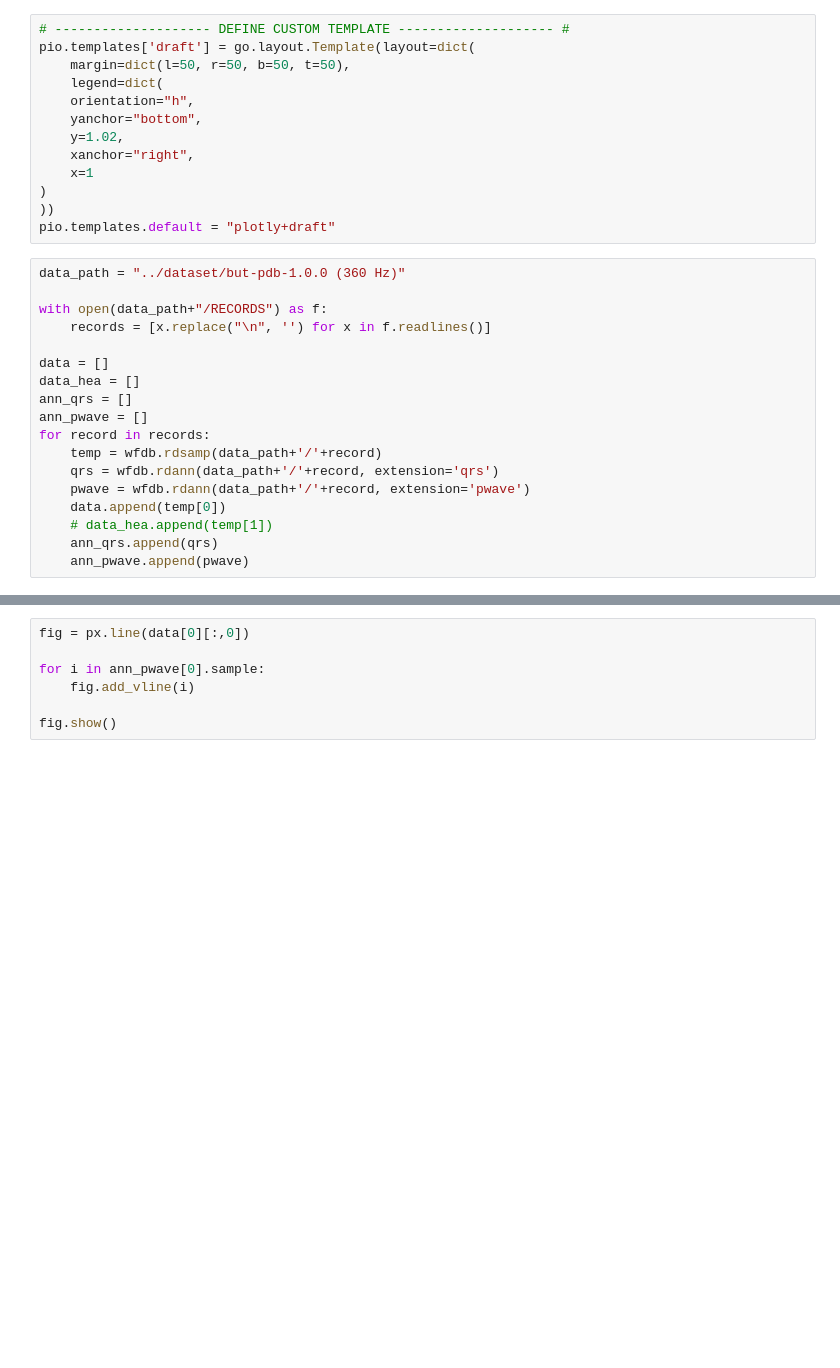
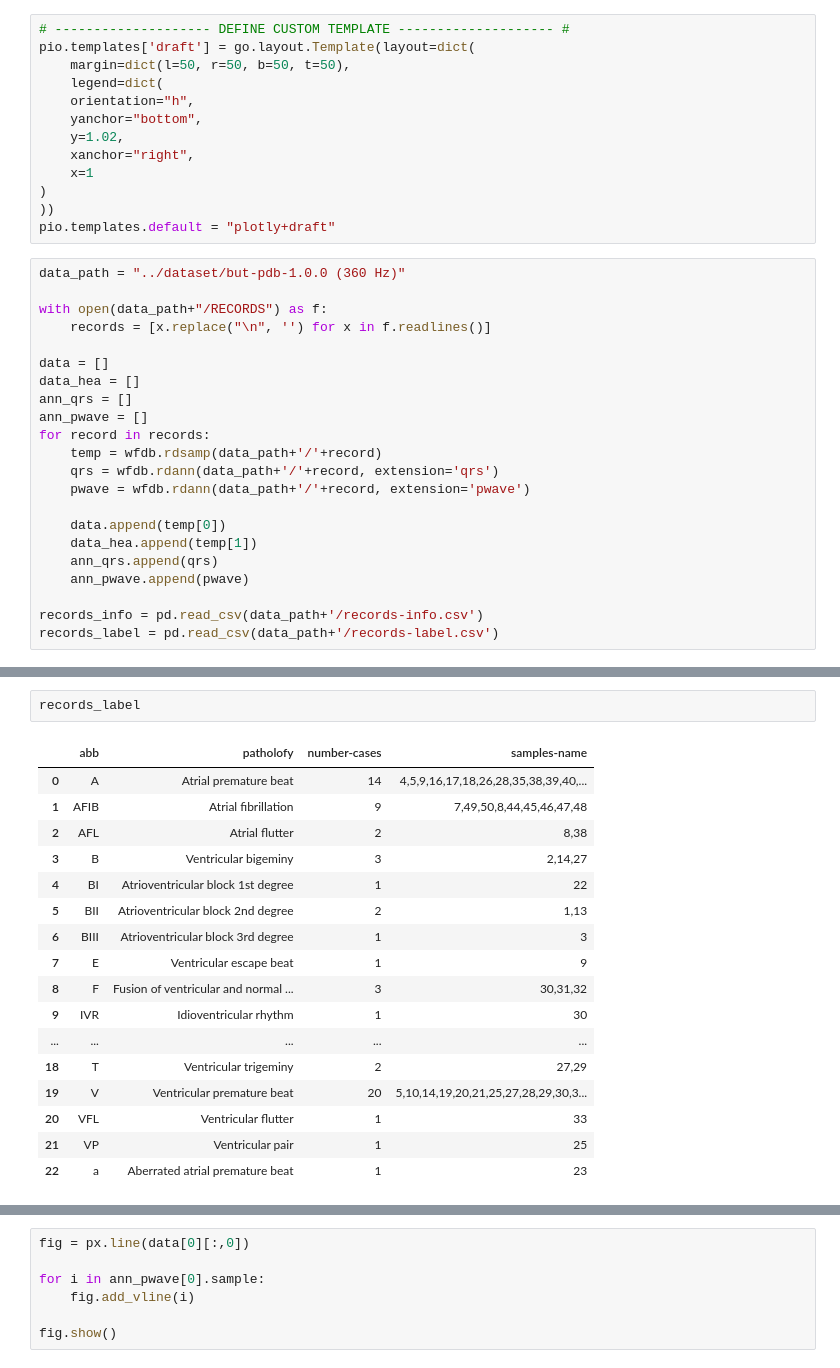
Before and after one commit to RafaelSilva7/ssl-mhealth-data, a Jupyter notebook: notebooks/but-pdb.ipynb, the cells around one changed output, grey strips where cells are left out. Saved outputs shown, nothing was run; the diff lists cells and outputs as text; blank space fills up the shorter version.

```diff
--- a/notebooks/but-pdb.ipynb
+++ b/notebooks/but-pdb.ipynb
@@ -35,7 +36,11 @@ for record in records:
     temp = wfdb.rdsamp(data_path+'/'+record)
     qrs = wfdb.rdann(data_path+'/'+record, extension='qrs')
     pwave = wfdb.rdann(data_path+'/'+record, extension='pwave')
+
     data.append(temp[0])
-    # data_hea.append(temp[1])
+    data_hea.append(temp[1])
     ann_qrs.append(qrs)
     ann_pwave.append(pwave)
+
+records_info = pd.read_csv(data_path+'/records-info.csv')
+records_label = pd.read_csv(data_path+'/records-label.csv')
@@ -49,0 +56,20 @@ data[0].shape
+# %%
+records_label
+# %% [output]
+|  | abb | patholofy | number-cases | samples-name |
+| 0 | A | Atrial premature beat | 14 | 4,5,9,16,17,18,26,28,35,38,39,40,... |
+| 1 | AFIB | Atrial fibrillation | 9 | 7,49,50,8,44,45,46,47,48 |
+| 2 | AFL | Atrial flutter | 2 | 8,38 |
+| 3 | B | Ventricular bigeminy | 3 | 2,14,27 |
+| 4 | BI | Atrioventricular block 1st degree | 1 | 22 |
+| 5 | BII | Atrioventricular block 2nd degree | 2 | 1,13 |
+| 6 | BIII | Atrioventricular block 3rd degree | 1 | 3 |
+| 7 | E | Ventricular escape beat | 1 | 9 |
+| 8 | F | Fusion of ventricular and normal ... | 3 | 30,31,32 |
+| 9 | IVR | Idioventricular rhythm | 1 | 30 |
+| ... | ... | ... | ... | ... |
+| 18 | T | Ventricular trigeminy | 2 | 27,29 |
+| 19 | V | Ventricular premature beat | 20 | 5,10,14,19,20,21,25,27,28,29,30,3... |
+| 20 | VFL | Ventricular flutter | 1 | 33 |
+| 21 | VP | Ventricular pair | 1 | 25 |
+| 22 | a | Aberrated atrial premature beat | 1 | 23 |
```
Also changed, not shown: parts of 5 cells of this notebook, 1 other file.
